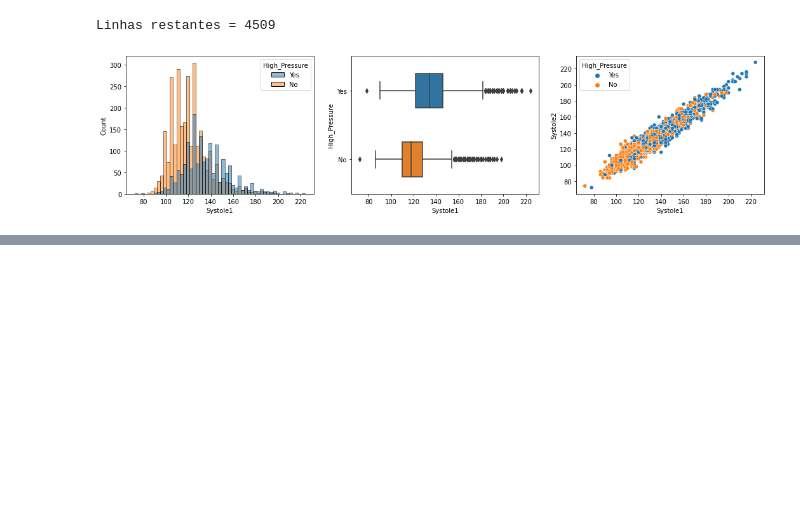
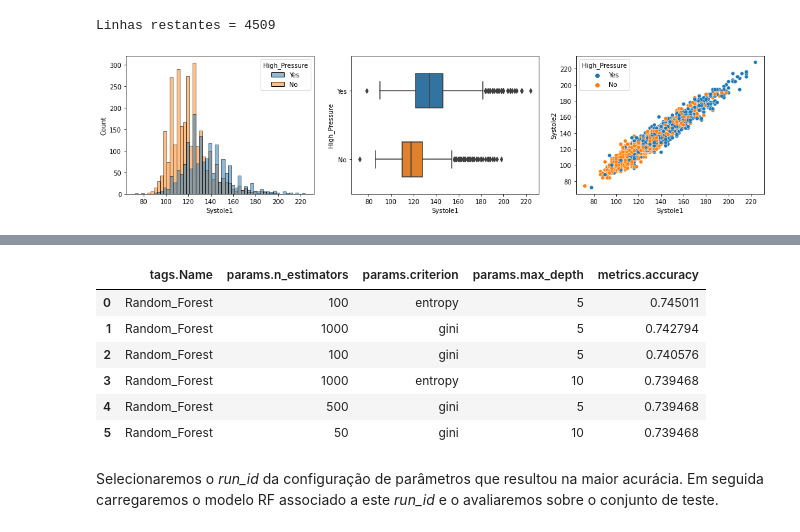
Before and after one commit to vitorp4/Ciencia-de-Dados, a Jupyter notebook: Projeto2.ipynb, the cells around one changed output, grey strips where cells are left out. Drawn from its saved outputs; the diff is of its cells as text; code cells hidden in the pictures; blank space fills up the shorter version.

```diff
--- a/Projeto2.ipynb
+++ b/Projeto2.ipynb
@@ -198,12 +233,0 @@ Recall = 0.9141150112023898
-# %%
-filter_string = "tags.Name = 'k-NN'"
-resultKNN = mlflow.search_runs([experiment_id], filter_string=filter_string, order_by=["metrics.accuracy DESC"])
-print('\nResultado dos modelos k-NN sobre o conjunto de validação:\n')
-display(resultKNN[['tags.Name','params.n_neighbors','metrics.accuracy','run_id']])
-
-bestKNN_run_id = resultKNN.loc[0,'run_id']
-best_modelKNN = mlflow.sklearn.load_model("mlruns/" + experiment_id + "/" + bestKNN_run_id + "/artifacts/sklearn-model/")
-y_pred = best_modelKNN.predict(X_test)
-
-metrics = eval_metrics(y_pred, y_test)
-print('\nAvaliação do melhor modelo k-NN sobre o conjunto de teste:\nAccuracy = {}\nF1-score = {}\nPrecision = {}\nRecall = {}'.format(metrics['accuracy'],metrics['f1'],metrics['precision'],metrics['recall']))
@@ -234,12 +233,0 @@ Recall = 0.6859375
-# %%
-filter_string = "tags.Name = 'MLP'"
-resultMLP = mlflow.search_runs([experiment_id], filter_string=filter_string, order_by=["metrics.accuracy DESC"])
-print('\nResultado dos modelos MLP sobre o conjunto de validação:\n')
-display(resultMLP[['tags.Name','params.hidden_layer_sizes','params.learning_rate_init','metrics.accuracy','run_id']])
-
-bestMLP_run_id = resultMLP.loc[0,'run_id']
-best_modelMLP = mlflow.sklearn.load_model("mlruns/" + experiment_id + "/" + bestMLP_run_id + "/artifacts/sklearn-model/")
-y_pred = best_modelMLP.predict(X_test)
-
-metrics = eval_metrics(y_pred, y_test)
-print('\nAvaliação do melhor modelo MLP sobre o conjunto de teste:\nAccuracy = {}\nF1-score = {}\nPrecision = {}\nRecall = {}'.format(metrics['accuracy'],metrics['f1'],metrics['precision'],metrics['recall']))
@@ -260,12 +233,0 @@ Recall = 0.6502504173622704
-# %%
-filter_string = "tags.Name = 'Naive_Bayes'"
-resultNB = mlflow.search_runs([experiment_id], filter_string=filter_string, order_by=["metrics.accuracy DESC"])
-print('\nResultado do modelo Naive Bayes sobre o conjunto de validação:\n')
-display(resultNB[['tags.Name','metrics.accuracy','run_id']])
-
-bestNB_run_id = resultNB.loc[0,'run_id']
-best_modelNB = mlflow.sklearn.load_model("mlruns/" + experiment_id + "/" + bestNB_run_id + "/artifacts/sklearn-model/")
-y_pred = best_modelNB.predict(X_test)
-
-metrics = eval_metrics(y_pred, y_test)
-print('\nAvaliação do melhor modelo Naive Bayes sobre o conjunto de teste:\nAccuracy = {}\nF1-score = {}\nPrecision = {}\nRecall = {}'.format(metrics['accuracy'],metrics['f1'],metrics['precision'],metrics['recall']))
@@ -280,0 +236,4 @@ Recall = 0.656763096168882
+# %%
+#Criando um experimento no MLFlow para a etapa de teste
+mlflow.set_experiment('Test_Round')
+experiment_id_test = mlflow.get_experiment_by_name('Test_Round').experiment_id
@@ -280,0 +246,14 @@ Recall = 0.656763096168882
+# %%
+filter_string = "tags.Name = 'Random_Forest'"
+resultRF = mlflow.search_runs([experiment_id_validation], filter_string=filter_string, order_by=["metrics.accuracy DESC"])
+resultRF[['tags.Name','params.n_estimators','params.criterion','params.max_depth','metrics.accuracy']].head(6)
+# %% [output]
+|  | tags.Name | params.n_estimators | params.criterion | params.max_depth | metrics.accuracy |
+| 0 | Random_Forest | 100 | entropy | 5 | 0.745011 |
+| 1 | Random_Forest | 1000 | gini | 5 | 0.742794 |
+| 2 | Random_Forest | 100 | gini | 5 | 0.740576 |
+| 3 | Random_Forest | 1000 | entropy | 10 | 0.739468 |
+| 4 | Random_Forest | 500 | gini | 5 | 0.739468 |
+| 5 | Random_Forest | 50 | gini | 10 | 0.739468 |
+# %% [markdown]
+Selecionaremos o *run_id* da configuração de parâmetros que resultou na maior acurácia. Em seguida carregaremos o modelo RF associado a este *run_id* e o avaliaremos sobre o conjunto de teste.
```
Also changed, not shown: parts of 46 cells of this notebook.
